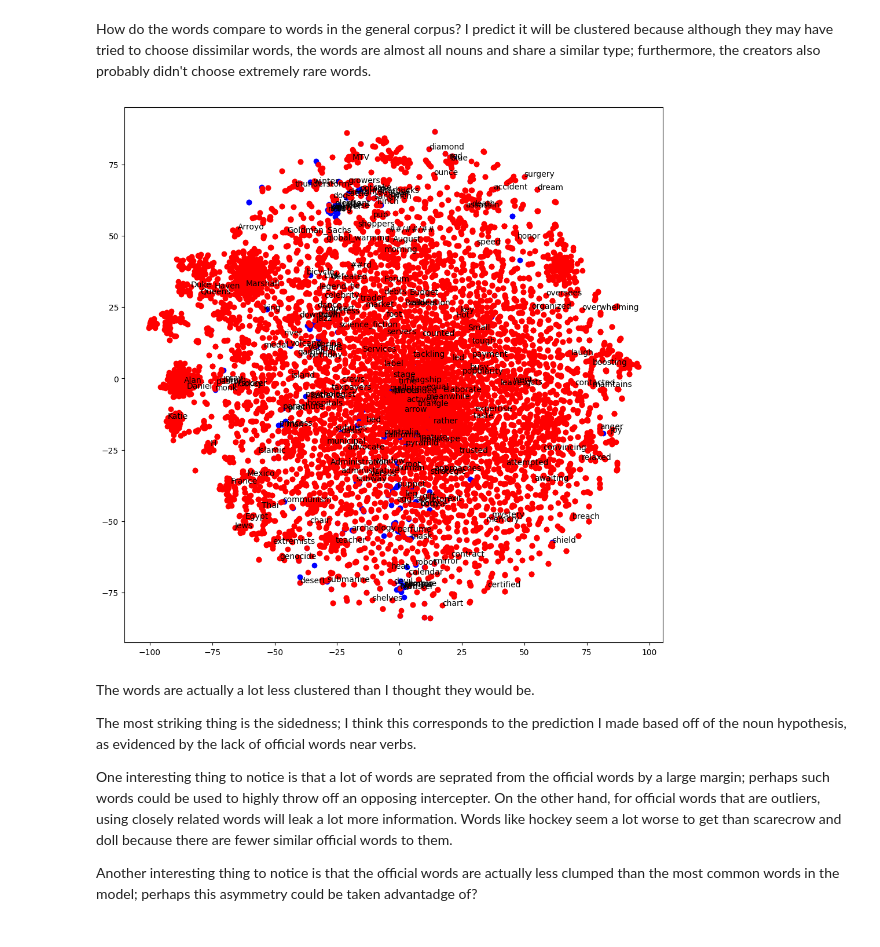
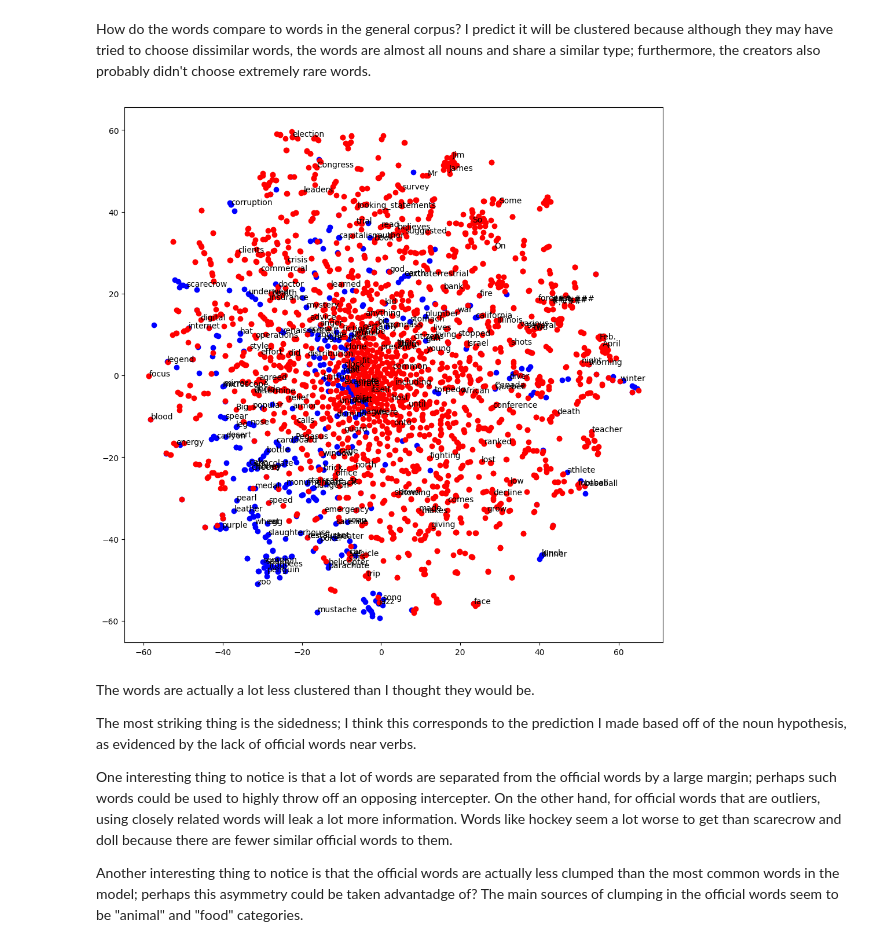
Before and after one commit to TheJDen/decrypto-ai-research, a Jupyter notebook: word2vec_guessing.ipynb, the cells around one changed output. Saved outputs shown, nothing was run; the diff lists cells and outputs as text; code cells hidden in the pictures.

```diff
--- a/word2vec_guessing.ipynb
+++ b/word2vec_guessing.ipynb
@@ -155,28 +155,28 @@ plot_with_matplotlib(fig, ax, official_x_vals, official_y_vals, official_words)
 How do the words compare to words in the general corpus? I predict it will be clustered because although they may have tried to choose dissimilar words, the words are almost all nouns and share a similar type; furthermore, the creators also probably didn't choose extremely rare words.
 # %%
 
-google_words = [word for word in google_news_wv.index_to_key[:10_000]]
+google_words = [word for word in google_news_wv.index_to_key[:2_000]]
 google_vectors = np.asarray([google_news_wv[word] for word in google_words])
 
 # reduce using t-SNE
 tsne = TSNE(n_components=num_dimensions, random_state=0)
 both_vectors = np.concatenate((official_vectors, google_vectors))
 tsne_both_vectors = tsne.fit_transform(both_vectors)
 x_vals, y_vals, *_ = zip(*tsne_both_vectors) # x has v[0] for each vector, y has v[1]
 official_x_vals, official_y_vals = x_vals[:len(official_vectors)], y_vals[:len(official_vectors)]
 google_x_vals, google_y_vals = x_vals[len(official_vectors):], y_vals[len(official_vectors):]
 
 fig, ax = plt.subplots(figsize=(12, 12))
 plot_with_matplotlib(fig, ax, official_x_vals, official_y_vals, official_words)
 plot_with_matplotlib(fig, ax, google_x_vals, google_y_vals, google_words, color="r")
 # %% [output]
-[figure, old version]
+[figure, new version]
 # %% [markdown]
 The words are actually a lot less clustered than I thought they would be.
 
 The most striking thing is the sidedness; I think this corresponds to the prediction I made based off of the noun hypothesis, as evidenced by the lack of official words near verbs.
 
-One interesting thing to notice is that a lot of words are seprated from the official words by a large margin; perhaps such words could be used to highly throw off an opposing intercepter.
+One interesting thing to notice is that a lot of words are separated from the official words by a large margin; perhaps such words could be used to highly throw off an opposing intercepter.
 On the other hand, for official words that are outliers, using closely related words will leak a lot more information. Words like hockey seem a lot worse to get than scarecrow and doll because there are fewer similar official words to them.
 
-Another interesting thing to notice is that the official words are actually less clumped than the most common words in the model; perhaps this asymmetry could be taken advantadge of?
+Another interesting thing to notice is that the official words are actually less clumped than the most common words in the model; perhaps this asymmetry could be taken advantadge of? The main sources of clumping in the official words seem to be "animal" and "food" categories.
```
Also changed, not shown: parts of 3 cells of this notebook.
